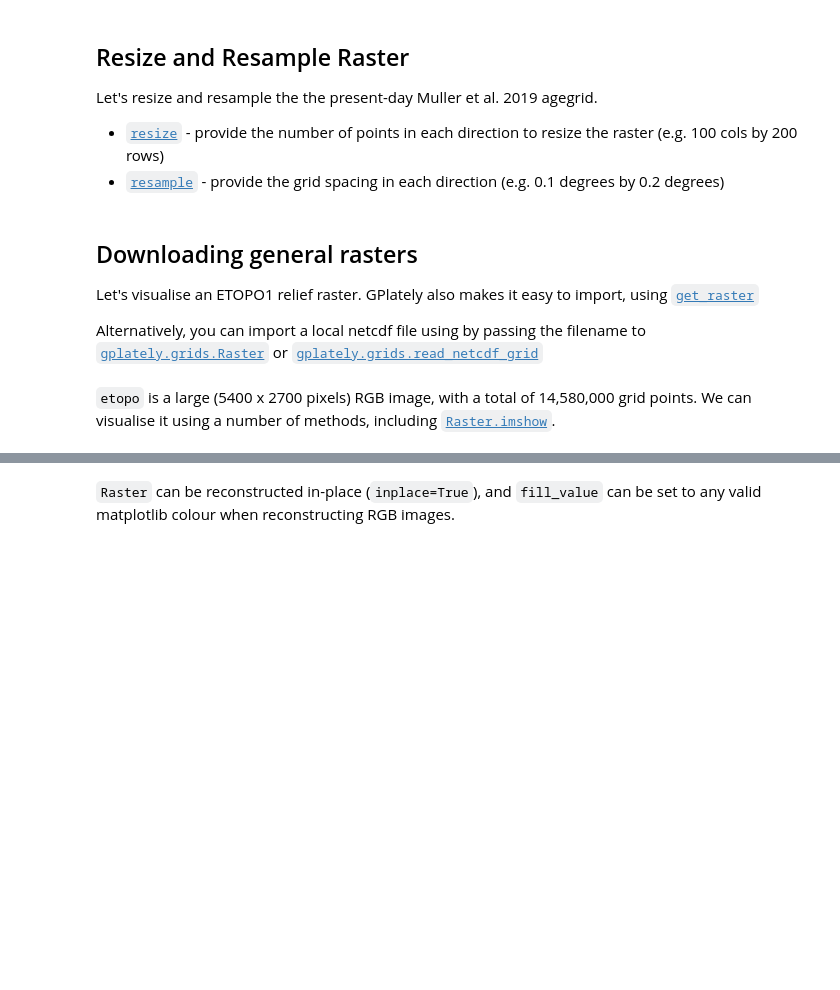
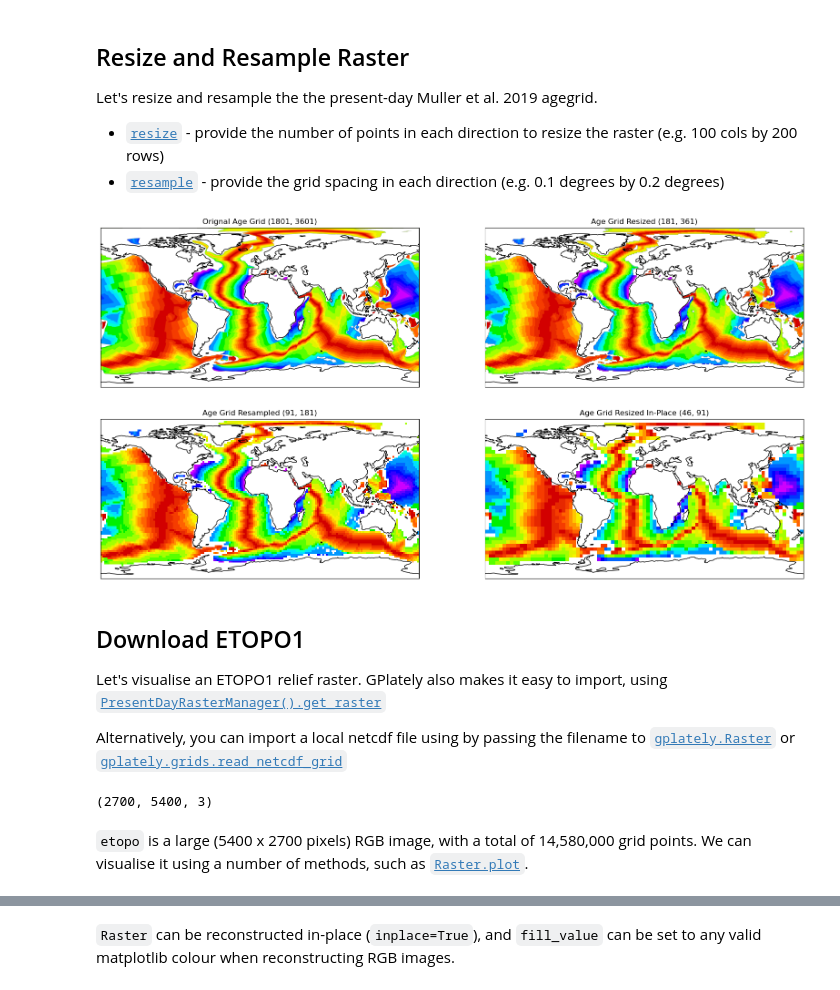
Before and after one commit to GPlates/gplately, a Jupyter notebook: Notebooks/06-Rasters.ipynb, the cells around one changed output, grey strips where cells are left out. Saved outputs shown, nothing was run; the diff lists cells and outputs as text; code cells hidden in the pictures; blank space fills up the shorter version.

Commit message:
update 06-Rasters.ipynb continue - unfinished yet

```diff
--- a/Notebooks/06-Rasters.ipynb
+++ b/Notebooks/06-Rasters.ipynb
@@ -119,56 +125,57 @@ Let's resize and resample the the present-day Muller et al. 2019 agegrid.
 # %%
 muller_2019_age_grid = gplately.Raster(
     data=muller2019_model.get_raster("AgeGrids", time),
     extent=[-180, 180, -90, 90],
     )
-print(muller_2019_age_grid.shape)
 
 # Set grid size in x and y directions
 age_grid_361_181 = muller_2019_age_grid.resize(361, 181)
-print(age_grid_361_181.shape)
-
 age_grid_2_degree_space = muller_2019_age_grid.resample(spacingX=2, spacingY=2)
 
-print(age_grid_2_degree_space.shape)
+fig = plt.figure(figsize=(20,10), dpi=100)
 
-fig = plt.figure(figsize=(20,10), dpi=100)
 ax_1 = fig.add_subplot(221, projection=ccrs.PlateCarree())
+ax_1.coastlines()
 muller_2019_age_grid.plot(ax=ax_1, cmap=get_cmap_from_gmt_cpt(cpt_file),vmax=200, vmin=0)
-ax_1.set_title("Orignal Age Grid")
+ax_1.set_title(f"Orignal Age Grid {muller_2019_age_grid.shape}")
 
 ax_2 = fig.add_subplot(222, projection=ccrs.PlateCarree())
+ax_2.coastlines()
 age_grid_361_181.plot(ax=ax_2, cmap=get_cmap_from_gmt_cpt(cpt_file),vmax=200, vmin=0)
-ax_2.set_title("Age Grid 361x181")
+ax_2.set_title(f"Age Grid Resized {age_grid_361_181.shape}")
 
 ax_3 = fig.add_subplot(223, projection=ccrs.PlateCarree())
+ax_3.coastlines()
 age_grid_2_degree_space.plot(ax=ax_3, cmap=get_cmap_from_gmt_cpt(cpt_file),vmax=200, vmin=0)
-ax_3.set_title("Age Grid 2 Degree Spacing")
+ax_3.set_title(f"Age Grid Resampled {age_grid_2_degree_space.shape}")
 
 muller_2019_age_grid.resize(91, 46, inplace=True)
-print(muller_2019_age_grid.shape)
 
 ax_4 = fig.add_subplot(224, projection=ccrs.PlateCarree())
+ax_4.coastlines()
 muller_2019_age_grid.plot(ax=ax_4, cmap=get_cmap_from_gmt_cpt(cpt_file),vmax=200, vmin=0)
-ax_4.set_title("Age Grid 91x46")
+ax_4.set_title(f"Age Grid Resized In-Place {muller_2019_age_grid.shape}")
 
 plt.show()
+# %% [output]
+[figure, added]
 # %% [markdown]
-## Downloading general rasters
+## Download ETOPO1
 
-Let's visualise an ETOPO1 relief raster. GPlately also makes it easy to import, using [`get_raster`](https://gplates.github.io/gplately/download.html#gplately.download.DataServer.get_raster)
+Let's visualise an ETOPO1 relief raster. GPlately also makes it easy to import, using [`PresentDayRasterManager().get_raster`](https://gplates.github.io/plate-model-manager/latest/plate_model_manager.html#plate_model_manager.PresentDayRasterManager.get_raster)
 
-Alternatively, you can import a local netcdf file using by passing the filename to [`gplately.grids.Raster`](https://gplates.github.io/gplately/grids.html#gplately.grids.Raster) or [`gplately.grids.read_netcdf_grid`](https://gplates.github.io/gplately/grids.html#gplately.grids.read_netcdf_grid)
+Alternatively, you can import a local netcdf file using by passing the filename to [`gplately.Raster`](https://gplates.github.io/gplately/grids.html#gplately.grids.Raster) or [`gplately.grids.read_netcdf_grid`](https://gplates.github.io/gplately/grids.html#gplately.grids.read_netcdf_grid)
 # %%
-import warnings
-warnings.filterwarnings('ignore')
+with warnings.catch_warnings():
+    warnings.filterwarnings('ignore')
 
-# This returns ETOPO1 as a `Raster` object.
-from matplotlib import image
-raster_manager = PresentDayRasterManager()
-etopo = gplately.Raster(data=image.imread(raster_manager.get_raster("ETOPO1_tif")))
-etopo.lats = etopo.lats[::-1]
+    from matplotlib import image
+    etopo = gplately.Raster(data=image.imread(PresentDayRasterManager().get_raster("ETOPO1_tif"))) # This returns ETOPO1 as a `Raster` object.
+    etopo.lats = etopo.lats[::-1]
 
-print(np.shape(etopo))
+    print(np.shape(etopo))
+# %% [output]
+(2700, 5400, 3)
 # %% [markdown]
-`etopo` is a large (5400 x 2700 pixels) RGB image, with a total of 14,580,000 grid points. We can visualise it using a number of methods, including [`Raster.imshow`](https://gplates.github.io/gplately/grids.html#gplately.grids.Raster.imshow).
+`etopo` is a large (5400 x 2700 pixels) RGB image, with a total of 14,580,000 grid points. We can visualise it using a number of methods, such as [`Raster.plot`](https://gplates.github.io/gplately/grids.html#gplately.grids.Raster.plot).
 # %%
```
Also changed, not shown: parts of 8 cells of this notebook, 1 other file.
